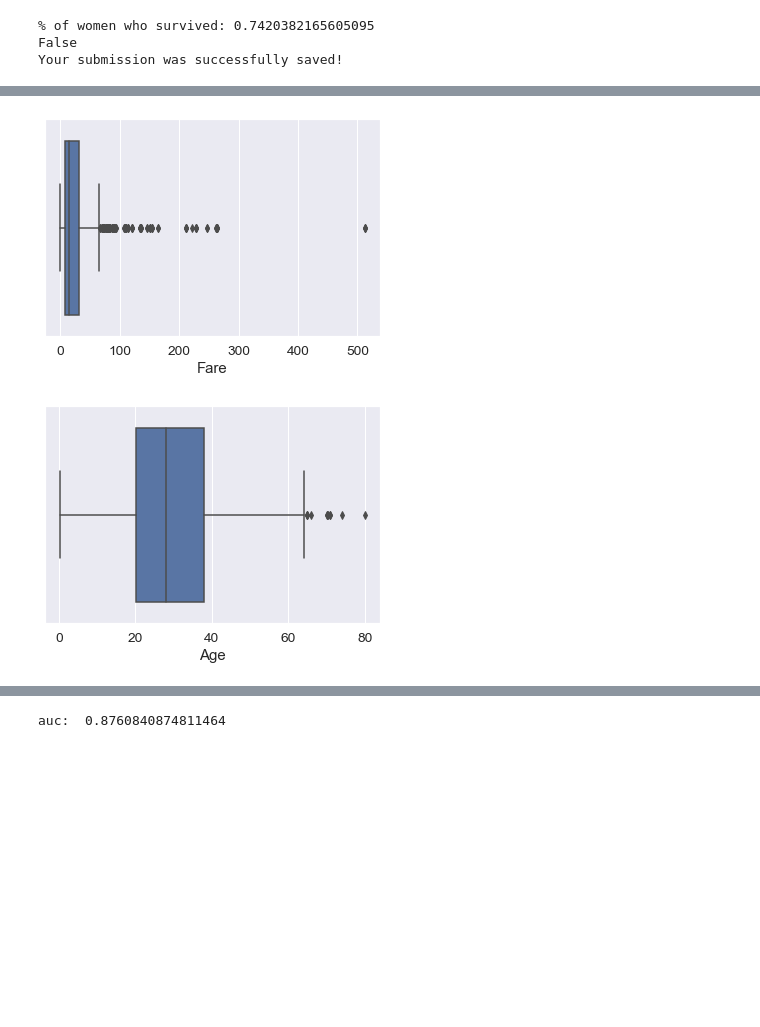
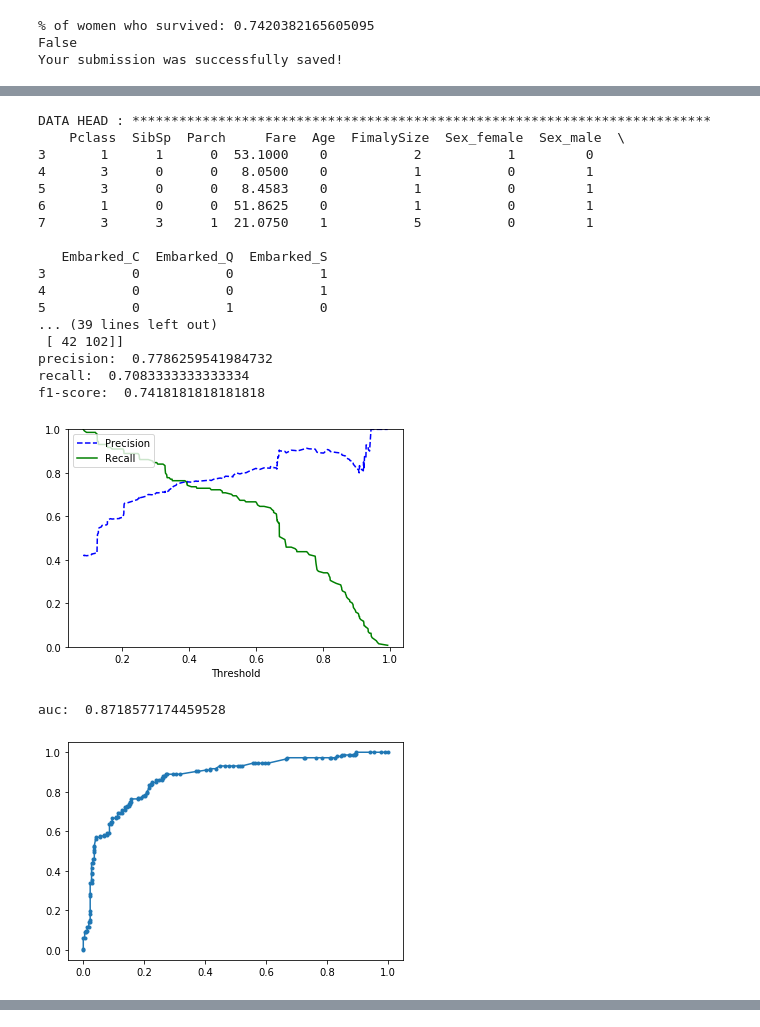
Before and after one commit to DehaoWang/kaggle, a Jupyter notebook: titanic/titanic.ipynb, the cells around one changed output, grey strips where cells are left out. Cells and saved outputs as stored; diff of their text form; code cells hidden in the pictures; blank space fills up the shorter version.

```diff
--- a/titanic/titanic.ipynb
+++ b/titanic/titanic.ipynb
@@ -61,6 +61,10 @@ def info_print(header, content):
 def value_counts(df):
     for fea in df.columns:
         print(df[fea].value_counts())
+
+def group_comparison(df, label, features):
+    for fea in features:
+        print(df[[fea, label]].groupby([fea], as_index=False).mean().sort_values(by=label, ascending=False))
 
 def facet_grid(df, label):
     for fea in df.columns:
@@ -108,10 +112,27 @@ def feature_engineering(df, label, features, features_np):
     y = ''
     if label in df.columns:
         y = df[label]
-    X = pd.get_dummies(df[features])
+
+    X = df[features]
     null_process2(X, features_np)
+
+    # special engineering
+    if 'Name' in features:
+        X["Name"] = X["Name"].apply(getName)
+    X["FimalySize"] = X["SibSp"] + X["Parch"] + 1
+    X["Age"] = X["Age"].apply(lambda x: 1 if x < 15 else 0)
+
+    X = pd.get_dummies(X)
+
     return X, y
 
+def getName(name):
+    if "Mr" in str(name):
+        return 1
+    elif "Mrs" in str(name):
+        return 2
+    else:
+        return 0
 # def null_process(train_data, test_data, cols):
 #     for col in cols:
 #         train_data[col] = train_data[col].fillna(train_data[col].mean())
@@ -167,25 +188,35 @@ def evaluate(model, X, y):
     evaluate_binary_clf_bin(y, y_bin)
     evaluate_binary_clf_prob(y, y_prob)
 
-### Phase 1: data visualization and analysis
+### *************************   Phase 1: data visualization and analysis *****************************
 train_data = pd.read_csv("input/train.csv")
-info_print('DATA DESCRIBE', round(train_data.describe(), 2))
-info_print('DATA HEAD', train_data.head(5))
 label = 'Survived'
+
+print (train_data.info())
+
+show_data_report = False
+if show_data_report:
+    info_print('DATA DESCRIBE', round(train_data.describe(), 2))
+    info_print('DATA HEAD', train_data.head(5))
+
+
 # possible feature extraction
 all_cols = ['Survived', 'Pclass', 'Sex', 'SibSp', 'Parch', 'Embarked', 'Fare', 'Age']
 discrete_cols = ['Pclass', 'Sex', 'SibSp', 'Parch', 'Embarked']
 continuous_feas = ['Fare', 'Age']
 
+group_comparison(train_data, label, discrete_cols)
 # value_counts(train_data)
-box_report(train_data[continuous_feas])#todo: how to deal with outliers?
-null_report(train_data)
+if show_data_report:
+    box_report(train_data[continuous_feas])#todo: how to deal with outliers?
+    null_report(train_data)
 
 #todo: how to analyse without modifying data
 # facet_grid(train_data, label)
 # corr_heatmap(train_data, label, 20)
 
-# *************************        Phase2: feature engineering *****************************
+# *************************     Phase2: feature engineering *****************************
+# features = ['Pclass', 'Sex', 'SibSp', 'Parch', 'Embarked', 'Fare', 'Age', 'Name']
 features = ['Pclass', 'Sex', 'SibSp', 'Parch', 'Embarked', 'Fare', 'Age']
 
 t_ratio = 0.6
@@ -193,6 +224,7 @@ train_data_T, train_data_V = tv_split(train_data, t_ratio)
 
 X_train_T, y_train_T = feature_engineering(train_data_T, label, features, continuous_feas)
 X_train_V, y_train_V = feature_engineering(train_data_V, label, features, continuous_feas)
+
 
 test_data = pd.read_csv("input/test.csv")
 
@@ -203,17 +235,20 @@ info_print('DATA HEAD', X_train_V.head(5))
 info_print('DATA HEAD', X_test.head(5))
 # print(X_test.isnull().values.any())
 
-# *************************        Phase3: model training & evaluating *****************************
+# *************************     Phase3: model training & evaluating *****************************
 model_map = {}
 model_map['LR'] = LogisticRegression(solver="liblinear")
 model_map['RF'] = RandomForestClassifier(n_estimators=1000, max_depth=10, random_state=1)
-model_map['XGB'] = XGBClassifier(learning_rate=0.01, max_depth=5, n_estimators = 50,
-                                 silent=True, objective='binary:logistic')
+model_map['XGB'] = XGBClassifier(learning_rate=0.01, max_depth=5, n_estimators = 50, silent=True, objective='binary:logistic')
+
+# model_map['XGB_GSCV'] = GridSearchCV(estimator = XGBClassifier(learning_rate=0.01, max_depth=5, silent=True, objective='binary:logistic'),
+#                                      param_grid = {'learning_rate': [0.01, 0.05, 0.1, 0.5], 'n_estimators': range(30, 150, 10), 'max_depth': range(3, 15, 1)},
+#                                      scoring='f1', cv=5)
 
 training_pipeline(X_train_T, y_train_T, model_map)
 evaluate_pipeline(X_train_V, y_train_V, model_map)
 
-best = 'RF'
+best = 'XGB'
 
 y_test = model_map[best].predict(X_test)
 
@@ -243,2 +290,20 @@ DATA HEAD : ********************************************************************
+DATA HEAD : **************************************************************************
+    Pclass  SibSp  Parch     Fare  Age  FimalySize  Sex_female  Sex_male  \
+3       1      1      0  53.1000    0           2           1         0
+4       3      0      0   8.0500    0           1           0         1
+5       3      0      0   8.4583    0           1           0         1
+6       1      0      0  51.8625    0           1           0         1
+7       3      3      1  21.0750    1           5           0         1
+
+   Embarked_C  Embarked_Q  Embarked_S
+3           0           0           1
+4           0           0           1
+5           0           1           0
+... (39 lines left out)
+ [ 42 102]]
+precision:  0.7786259541984732
+recall:  0.7083333333333334
+f1-score:  0.7418181818181818
-[figure, old version]
+[figure, new version]
+auc:  0.8718577174459528
-[figure, old version]
+[figure, new version]
@@ -263 +322,0 @@ f1-score:  0.7318840579710144
-auc:  0.8760840874811464
```
Also changed, not shown: parts of 7 cells of this notebook, 1 other file.
